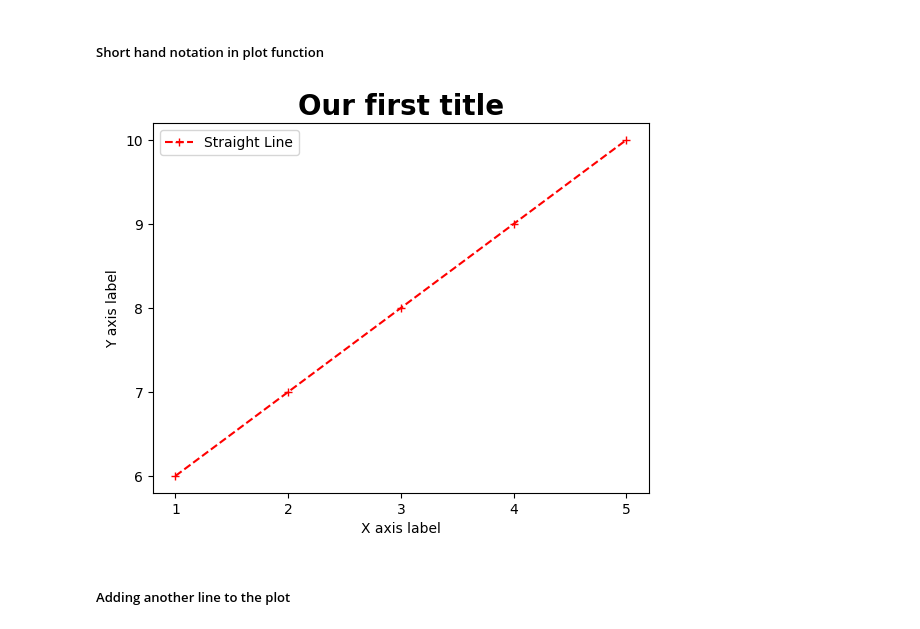
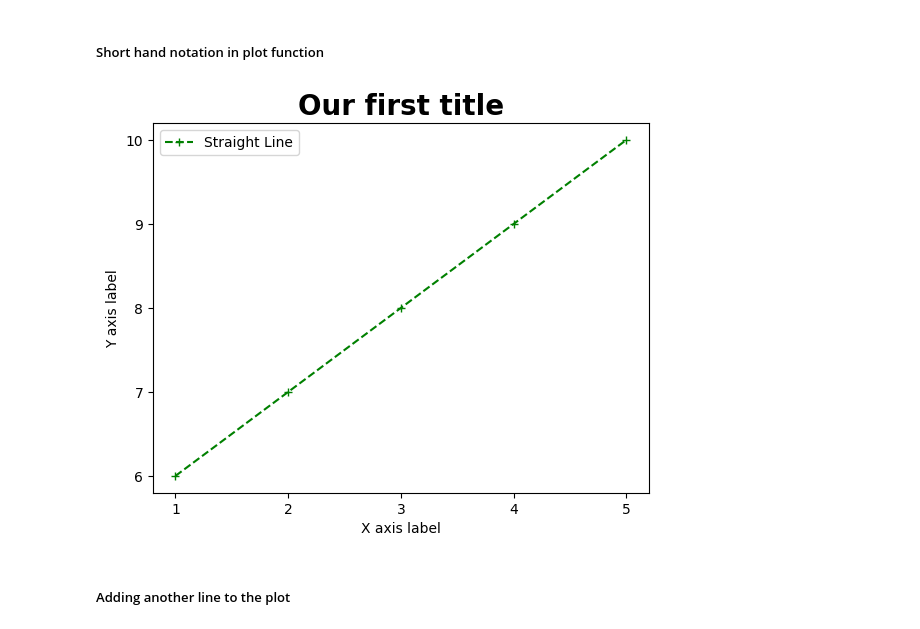
Before and after one commit to murungadaniel/StartUpCodesPythonAIandML, a Jupyter notebook: matplotlib.ipynb, the cells around one changed output. Saved outputs shown, nothing was run; the diff lists cells and outputs as text; code cells hidden in the pictures.

```diff
--- a/matplotlib.ipynb
+++ b/matplotlib.ipynb
@@ -130,16 +132,16 @@ plt.show()
 # %%
 x = [1,2,3,4,5]
 y = [6,7,8,9,10]
-plt.plot(x,y,'+--r',label='Straight Line')
+plt.plot(x,y,'+--g',label='Straight Line')
 plt.title('Our first title',fontdict = {'fontsize':20,'fontweight':'bold'})
 plt.xlabel('X axis label')
 plt.ylabel('Y axis label')
 plt.xticks([1,2,3,4,5])
 plt.yticks([6,7,8,9,10])
 plt.legend() #we first specify the label in plot() function
 plt.show()
 # %% [output]
-[figure, old version]
+[figure, new version]
 # %% [markdown]
 ##### Adding another line to the plot
 # %%
```
Also changed, not shown: parts of 6 cells of this notebook.
